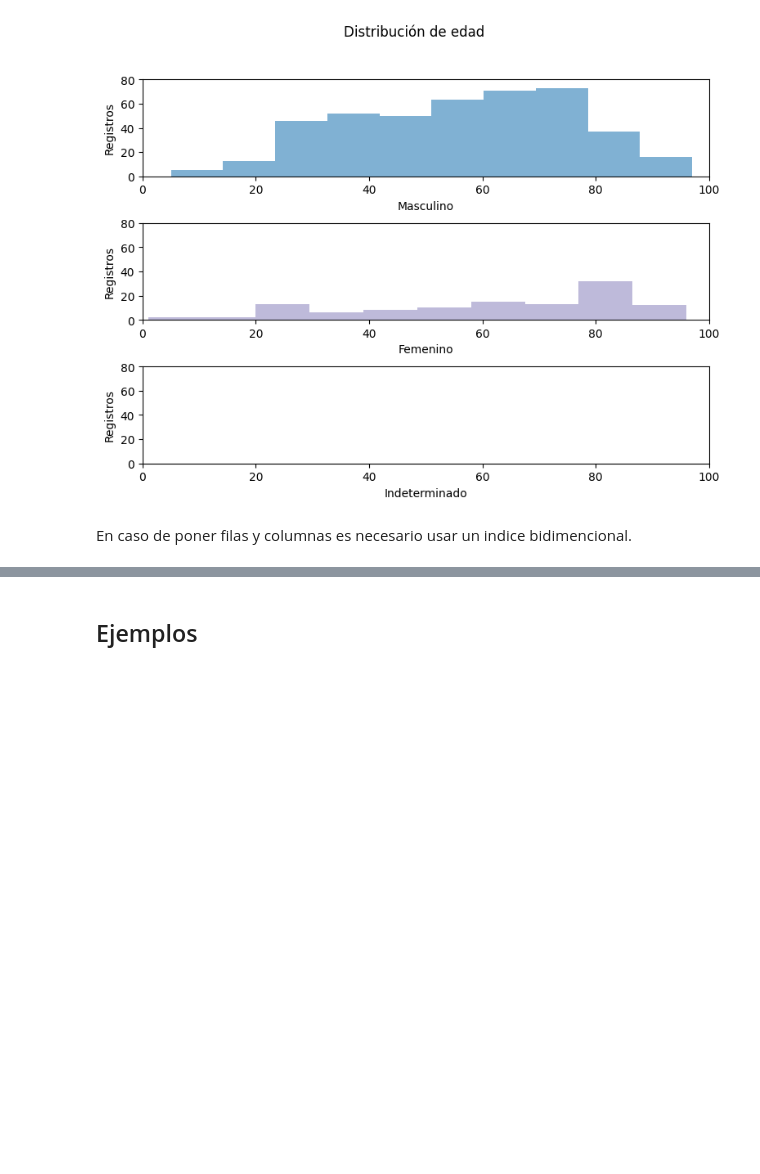
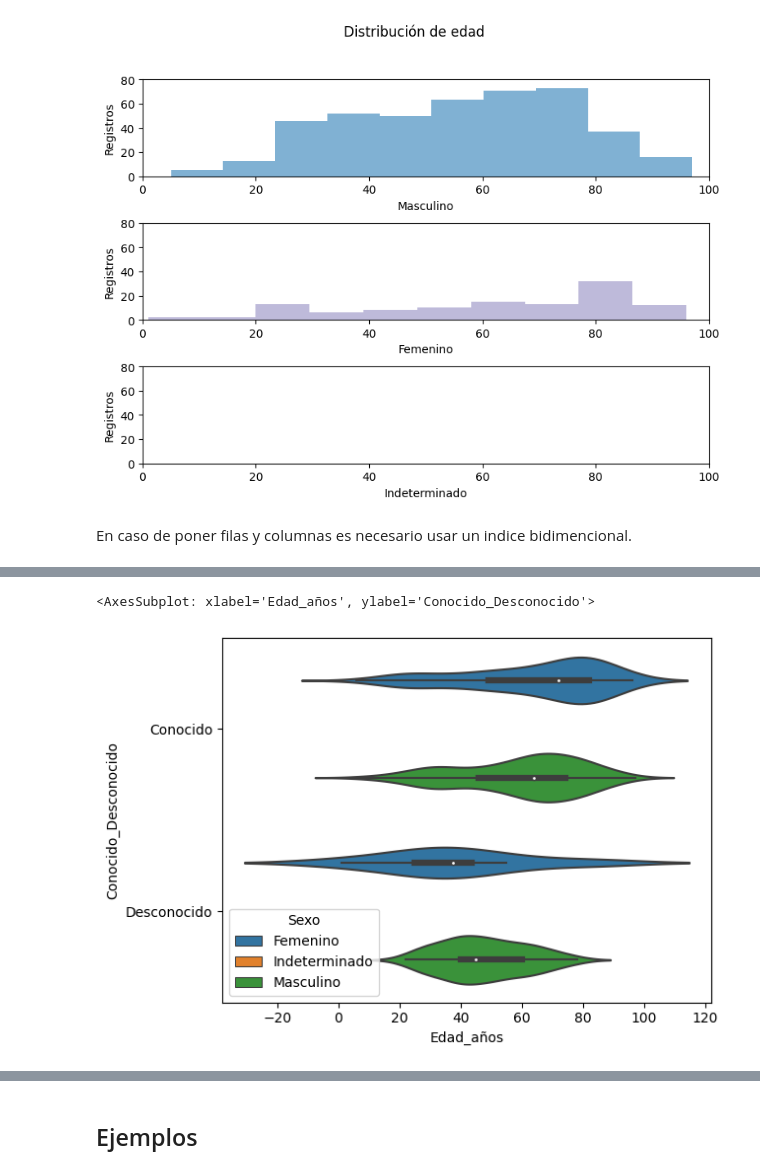
Before and after one commit to mar-esther23/CursoPandas2023, a Jupyter notebook: CP5-Graficas.ipynb, the cells around one changed output, grey strips where cells are left out. Drawn from its saved outputs; the diff is of its cells as text; code cells hidden in the pictures; blank space fills up the shorter version.

```diff
--- a/CP5-Graficas.ipynb
+++ b/CP5-Graficas.ipynb
@@ -438,0 +456,5 @@ Configura esta gráfica para agregar color, leyendas y ejes, etc.
+# %%
+sns.violinplot(df, x='Edad_años', y='Conocido_Desconocido', hue='Sexo')
+# %% [output]
+<AxesSubplot: xlabel='Edad_años', ylabel='Conocido_Desconocido'>
+[figure, added]
```
Also changed, not shown: parts of 18 cells of this notebook, 1 other file.
